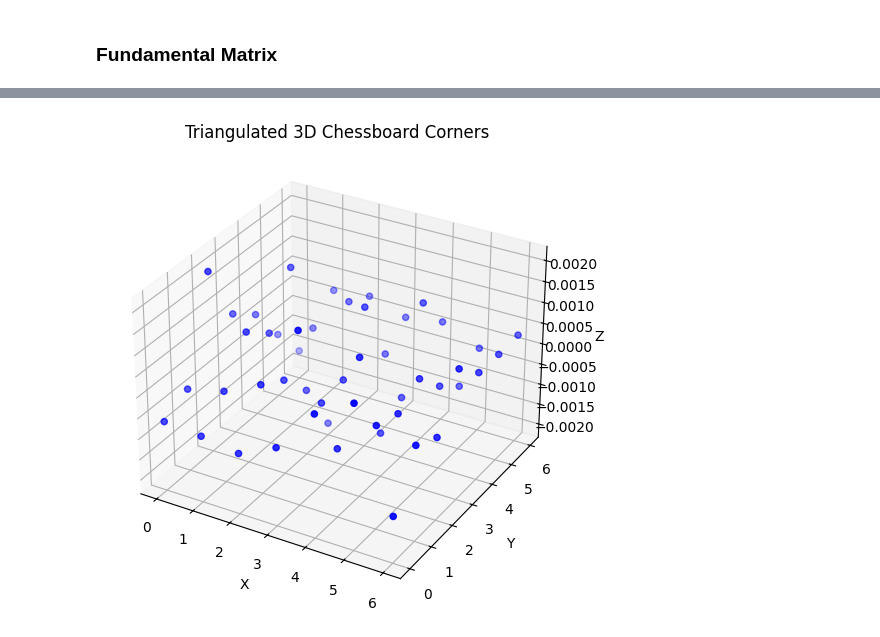
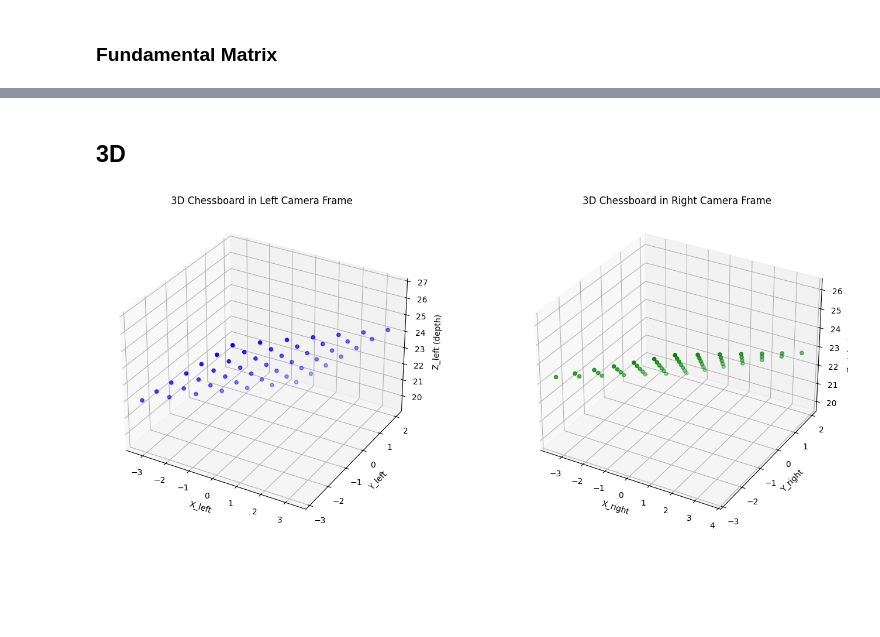
Before and after one commit to Muten-Roshi-Sama/Epipolar_3D_Image_Reconstruction_GPUcomputing, a Jupyter notebook: 3D_reconstruct.ipynb, the cells around one changed output, grey strips where cells are left out. Saved outputs shown, nothing was run; the diff lists cells and outputs as text; code cells hidden in the pictures; blank space fills up the shorter version.

Commit message:
full 3D chessboard reconstruction successful.

```diff
--- a/3D_reconstruct.ipynb
+++ b/3D_reconstruct.ipynb
@@ -32,3 +27,16 @@ chosen_img_right = "c2Right.png"
+# %%
+# We choose c4 as it has the most planar perspective
+chosen_img_left = "c4Left.png"
+chosen_img_right = "c4Right.png"
+
+# chosen_img_left = "c2Left.png"
+# chosen_img_right = "c2Right.png"
+
+# chosen_img_left = "c3Left.png"       #! Doesn't detect...
+# chosen_img_right = "c3Right.png"
+
+# chosen_img_left = "c1Left.png"
+# chosen_img_right = "c1Right.png"
 # %% [markdown]
 ### Docs
 # %%
@@ -280,26 +381,40 @@ Inliers (epipolar constraint checks): 49 / 49 passed.
-# %%
-# triangulatePoints()   https://docs.opencv.org/4.x/d0/dbd/group__triangulation.html
-
-result_left = detect_chessboard_corners(f"./chessboards/{chosen_img_left}")
-result_right = detect_chessboard_corners(f"./chessboards/{chosen_img_right}")
-
-if result_left['success'] and result_right['success']:
-    corners_left = result_left['corners']
-    corners_right = result_right['corners']
-
-    # Triangulate (OpenCV expects 2xN arrays)
-    # X_hom = cv2.triangulatePoints(P_left, P_right, corners_left.reshape(-1,2).T, corners_right.reshape(-1,2).T)
-    X_hom = cv2.triangulatePoints(P_left, P_right, corners_left, corners_right)
-    X = (X_hom[:3] / X_hom[3]).T  # Nx3
-
-    # ===================================================
-    fig = plt.figure(figsize=(8,6))
-    ax = fig.add_subplot(111, projection='3d')
-    ax.scatter(X[:,0], X[:,1], X[:,2], c='b', marker='o')
-    ax.set_title('Triangulated 3D Chessboard Corners')
-    ax.set_xlabel('X')
-    ax.set_ylabel('Y')
-    ax.set_zlabel('Z')
-    plt.show()
-# %% [output]
-[figure, removed]
+# %% [markdown]
+## 3D
+# %%
+# Use your helper to get corners (handles loading and errors)
+result_left = detect_chessboard_corners(f"./chessboards/{chosen_img_left}")
+result_right = detect_chessboard_corners(f"./chessboards/{chosen_img_right}")
+
+if result_left['success'] and result_right['success']:
+    corners_left = result_left['corners']
+    corners_right = result_right['corners']
+
+    # Triangulate (OpenCV expects 2xN arrays)
+    X_hom = cv2.triangulatePoints(P_left, P_right, corners_left.reshape(-1,2).T, corners_right.reshape(-1,2).T)
+    X = (X_hom[:3] / X_hom[3]).T  # Nx3
+
+    # Express to Camera Frame (triangulatePoints is in board 2D frame)
+    X_left_cam = (R_left @ X.T + tvec_left.reshape(3, 1)).T
+    X_right_cam = (R_right @ X.T + tvec_right.reshape(3, 1)).T
+
+    # ============================================================
+
+    # 3D scatter: left and right camera frames side by side
+    # World->camera: x_cam = R * X_world + t
+    fig, (ax1, ax2) = plt.subplots(1, 2, subplot_kw={'projection': '3d'}, figsize=(15, 6))
+    ax1.scatter(X_left_cam[:, 0], X_left_cam[:, 1], X_left_cam[:, 2], c='b', marker='o')
+    ax1.set_title('3D Chessboard in Left Camera Frame')
+    ax1.set_xlabel('X_left')
+    ax1.set_ylabel('Y_left')
+    ax1.set_zlabel('Z_left (depth)')
+
+    ax2.scatter(X_right_cam[:, 0], X_right_cam[:, 1], X_right_cam[:, 2], c='g', marker='o')
+    ax2.set_title('3D Chessboard in Right Camera Frame')
+    ax2.set_xlabel('X_right')
+    ax2.set_ylabel('Y_right')
+    ax2.set_zlabel('Z_right (depth)')
+
+    plt.tight_layout()
+    plt.show()
+# %% [output]
+[figure, added]
```
Also changed, not shown: parts of 9 cells of this notebook.
